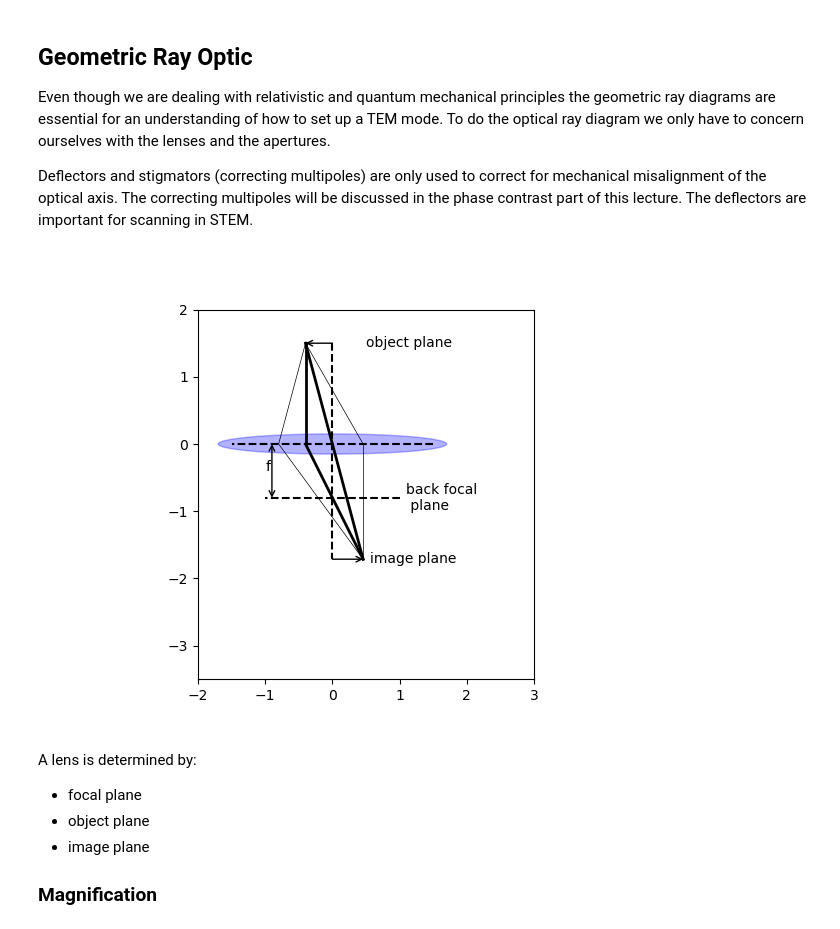
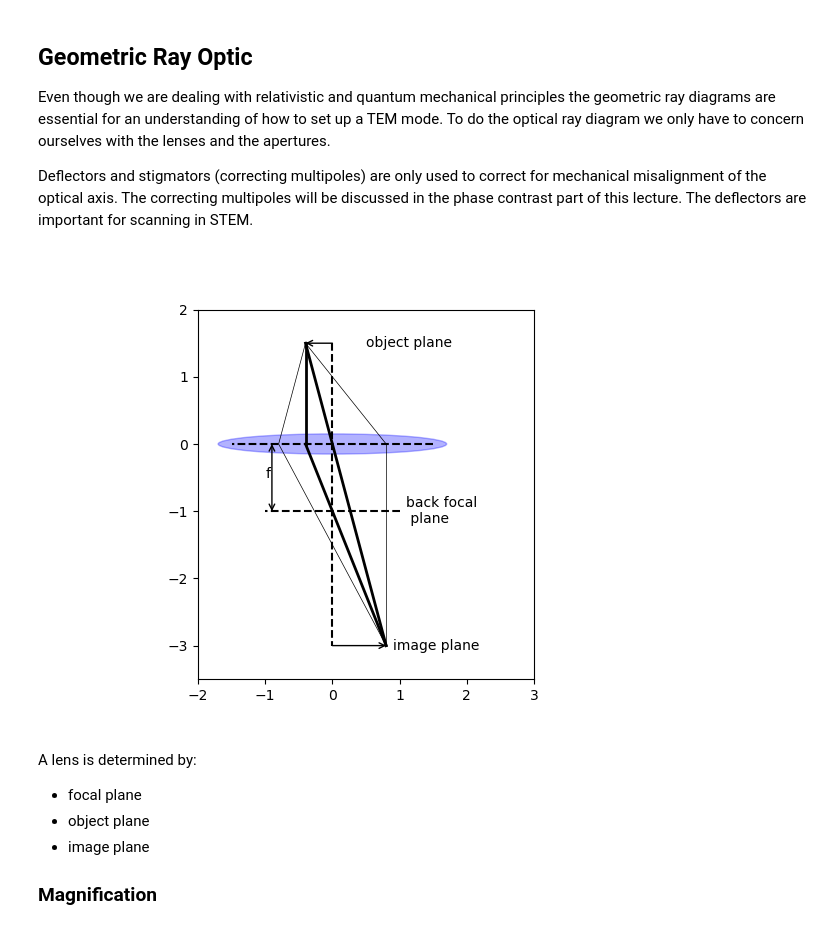
Before and after one commit to gduscher/MLSTEM2025, a Jupyter notebook: Day 1/1_Aberrations.ipynb, the cells around one changed output. Drawn from its saved outputs; the diff is of its cells as text; code cells hidden in the pictures.

```diff
--- a/Day 1/1_Aberrations.ipynb
+++ b/Day 1/1_Aberrations.ipynb
@@ -161,12 +155,12 @@ To do the optical ray diagram we only have to concern ourselves with the lenses
 Deflectors and stigmators (correcting multipoles) are only used to correct for mechanical misalignment of the optical axis. The correcting multipoles will be discussed in the phase contrast part of this lecture. The deflectors are important for scanning in STEM.
 # %%
 # ---INPUT------ #
-focal_length = 0.8
+focal_length = 1
 # -------------- #
 
 animate.geometric_ray_diagram(focal_length)
 # %% [output]
-[figure, old version]
+[figure, new version]
 # %% [markdown]
 A lens is determined by:
 - focal plane
```
Also changed, not shown: parts of 1 cell of this notebook, 4 other files.
